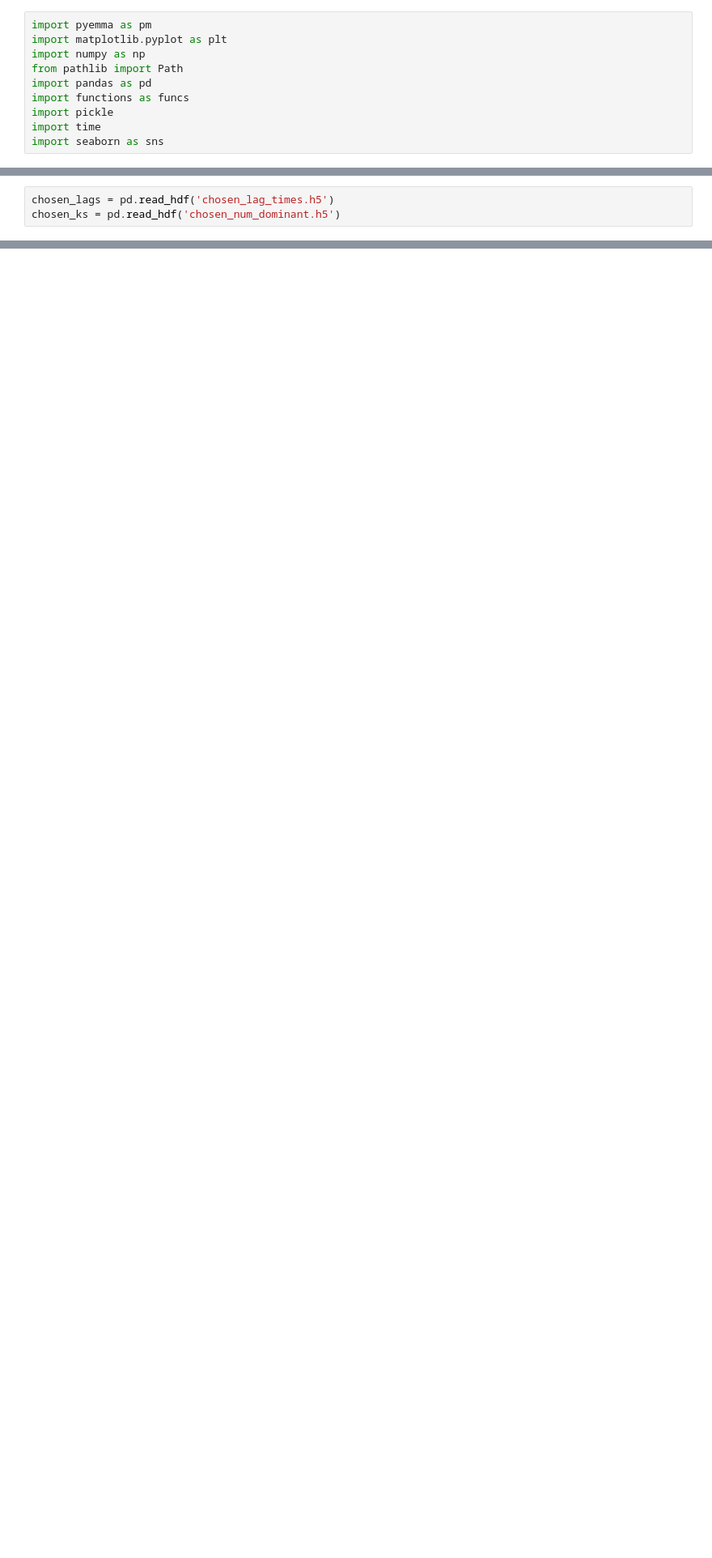
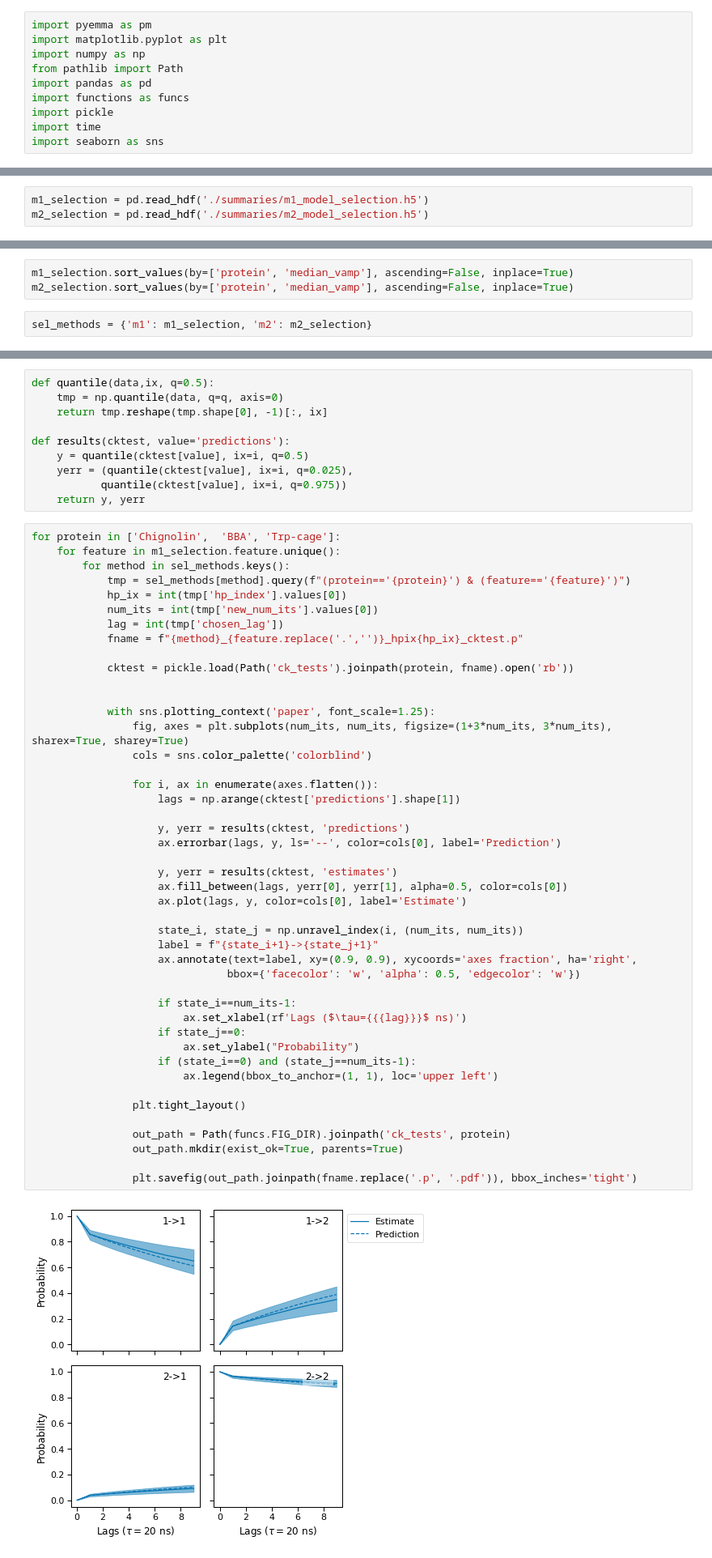
Before and after one commit to RobertArbon/msm_hyperparameter_optimisation, a Jupyter notebook: results/FIG_CKTest_selected_models.ipynb, the cells around one changed output, grey strips where cells are left out. Shown at 81% size. Cells and saved outputs as stored; diff of their text form; blank space fills up the shorter version.

Commit message:
added ck test scripts, sample hmm and structural alignment

```diff
--- a/results/FIG_CKTest_selected_models.ipynb
+++ b/results/FIG_CKTest_selected_models.ipynb
@@ -32,3 +15,3 @@ timescales.head()
 # %%
-chosen_lags = pd.read_hdf('chosen_lag_times.h5')
-chosen_ks = pd.read_hdf('chosen_num_dominant.h5')
+m1_selection = pd.read_hdf('./summaries/m1_model_selection.h5')
+m2_selection = pd.read_hdf('./summaries/m2_model_selection.h5')
@@ -190,0 +18,5 @@ array([2, 3, 4, 5, 6, 7, 8, 9])
+# %%
+m1_selection.sort_values(by=['protein', 'median_vamp'], ascending=False, inplace=True)
+m2_selection.sort_values(by=['protein', 'median_vamp'], ascending=False, inplace=True)
+# %%
+sel_methods = {'m1': m1_selection, 'm2': m2_selection}
@@ -190,0 +27,57 @@ array([2, 3, 4, 5, 6, 7, 8, 9])
+# %%
+def quantile(data,ix, q=0.5):
+    tmp = np.quantile(data, q=q, axis=0)
+    return tmp.reshape(tmp.shape[0], -1)[:, ix]
+
+def results(cktest, value='predictions'):
+    y = quantile(cktest[value], ix=i, q=0.5)
+    yerr = (quantile(cktest[value], ix=i, q=0.025),
+           quantile(cktest[value], ix=i, q=0.975))
+    return y, yerr
+# %%
+for protein in ['Chignolin',  'BBA', 'Trp-cage']:
+    for feature in m1_selection.feature.unique():
+        for method in sel_methods.keys():
+            tmp = sel_methods[method].query(f"(protein=='{protein}') & (feature=='{feature}')")
+            hp_ix = int(tmp['hp_index'].values[0])
+            num_its = int(tmp['new_num_its'].values[0])
+            lag = int(tmp['chosen_lag'])
+            fname = f"{method}_{feature.replace('.','')}_hpix{hp_ix}_cktest.p"
+
+            cktest = pickle.load(Path('ck_tests').joinpath(protein, fname).open('rb'))
+
+
+            with sns.plotting_context('paper', font_scale=1.25):
+                fig, axes = plt.subplots(num_its, num_its, figsize=(1+3*num_its, 3*num_its), sharex=True, sharey=True)
+                cols = sns.color_palette('colorblind')
+
+                for i, ax in enumerate(axes.flatten()):
+                    lags = np.arange(cktest['predictions'].shape[1])
+
+                    y, yerr = results(cktest, 'predictions')
+                    ax.errorbar(lags, y, ls='--', color=cols[0], label='Prediction')
+
+                    y, yerr = results(cktest, 'estimates')
+                    ax.fill_between(lags, yerr[0], yerr[1], alpha=0.5, color=cols[0])
+                    ax.plot(lags, y, color=cols[0], label='Estimate')
+
+                    state_i, state_j = np.unravel_index(i, (num_its, num_its))
+                    label = f"{state_i+1}->{state_j+1}"
+                    ax.annotate(text=label, xy=(0.9, 0.9), xycoords='axes fraction', ha='right',
+                               bbox={'facecolor': 'w', 'alpha': 0.5, 'edgecolor': 'w'})
+
+                    if state_i==num_its-1:
+                        ax.set_xlabel(rf'Lags ($\tau={{{lag}}}$ ns)')
+                    if state_j==0:
+                        ax.set_ylabel("Probability")
+                    if (state_i==0) and (state_j==num_its-1):
+                        ax.legend(bbox_to_anchor=(1, 1), loc='upper left')
+
+                plt.tight_layout()
+
+                out_path = Path(funcs.FIG_DIR).joinpath('ck_tests', protein)
+                out_path.mkdir(exist_ok=True, parents=True)
+
+                plt.savefig(out_path.joinpath(fname.replace('.p', '.pdf')), bbox_inches='tight')
+# %% [output]
+[figure, added]
```
Also changed, not shown: parts of 7 cells of this notebook, 10 other files.
